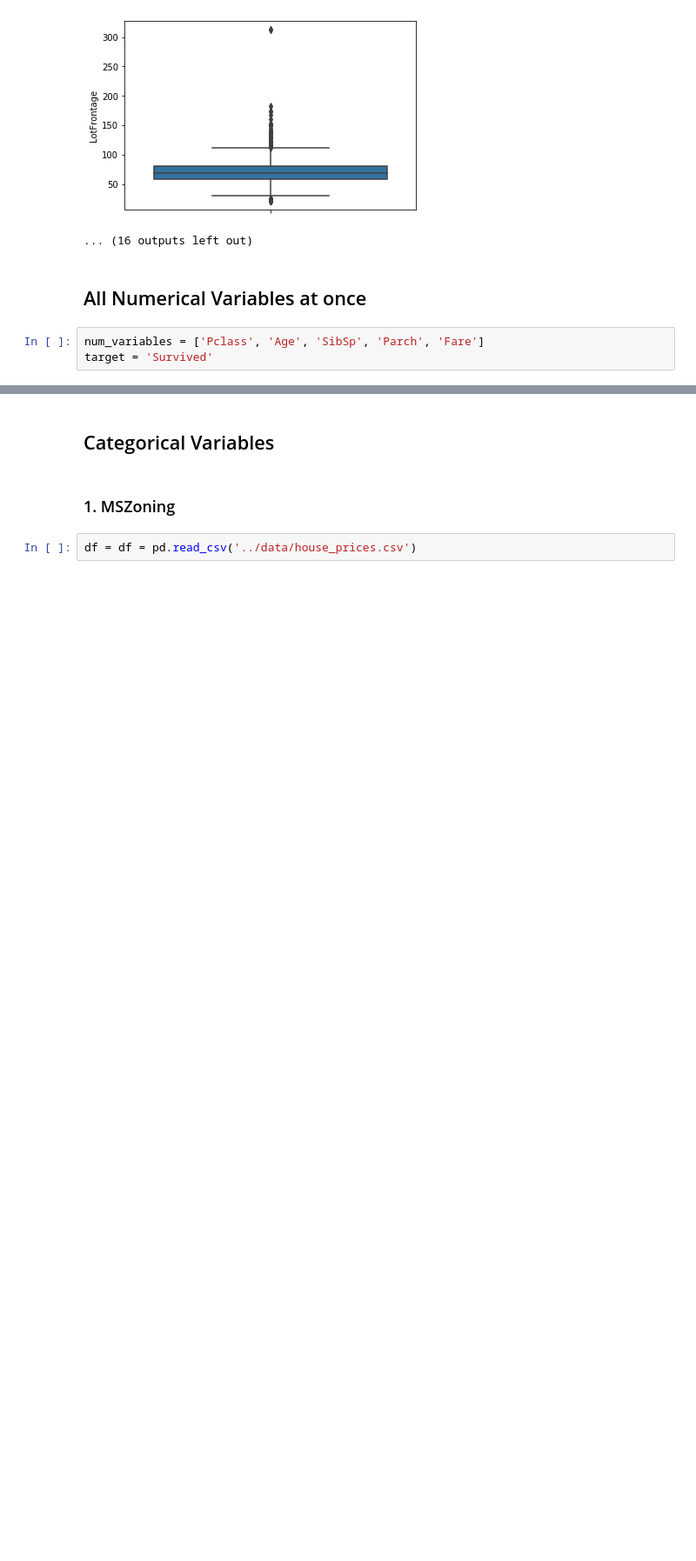
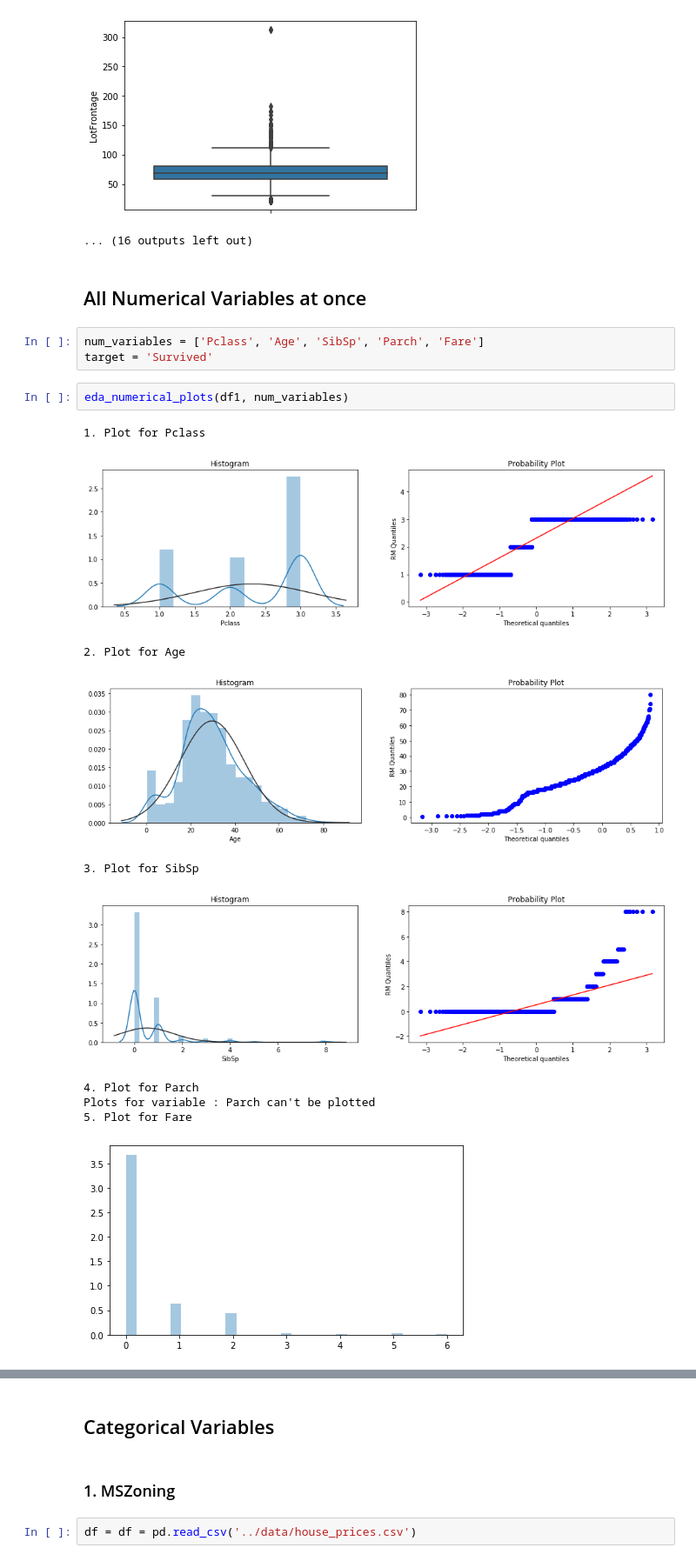
Before and after one commit to samarth-agrawal-86/fast_ml, a Jupyter notebook: tutorials/1 Tutorial for fast_ml - EDA.ipynb, the cells around one changed output, grey strips where cells are left out. Shown at 87% size. Drawn from its saved outputs; the diff is of its cells as text; blank space fills up the shorter version.

```diff
--- a/tutorials/1 Tutorial for fast_ml - EDA.ipynb
+++ b/tutorials/1 Tutorial for fast_ml - EDA.ipynb
@@ -147,3 +161,16 @@ Kurtosis : 17.452867259818404
 # %%
 num_variables = ['Pclass', 'Age', 'SibSp', 'Parch', 'Fare']
 target = 'Survived'
+# %%
+eda_numerical_plots(df1, num_variables)
+# %% [output]
+1. Plot for Pclass
+[figure, added]
+2. Plot for Age
+[figure, added]
+3. Plot for SibSp
+[figure, added]
+4. Plot for Parch
+Plots for variable : Parch can't be plotted
+5. Plot for Fare
+[figure, added]
```
Also changed, not shown: parts of 7 cells of this notebook, 3 other files.
